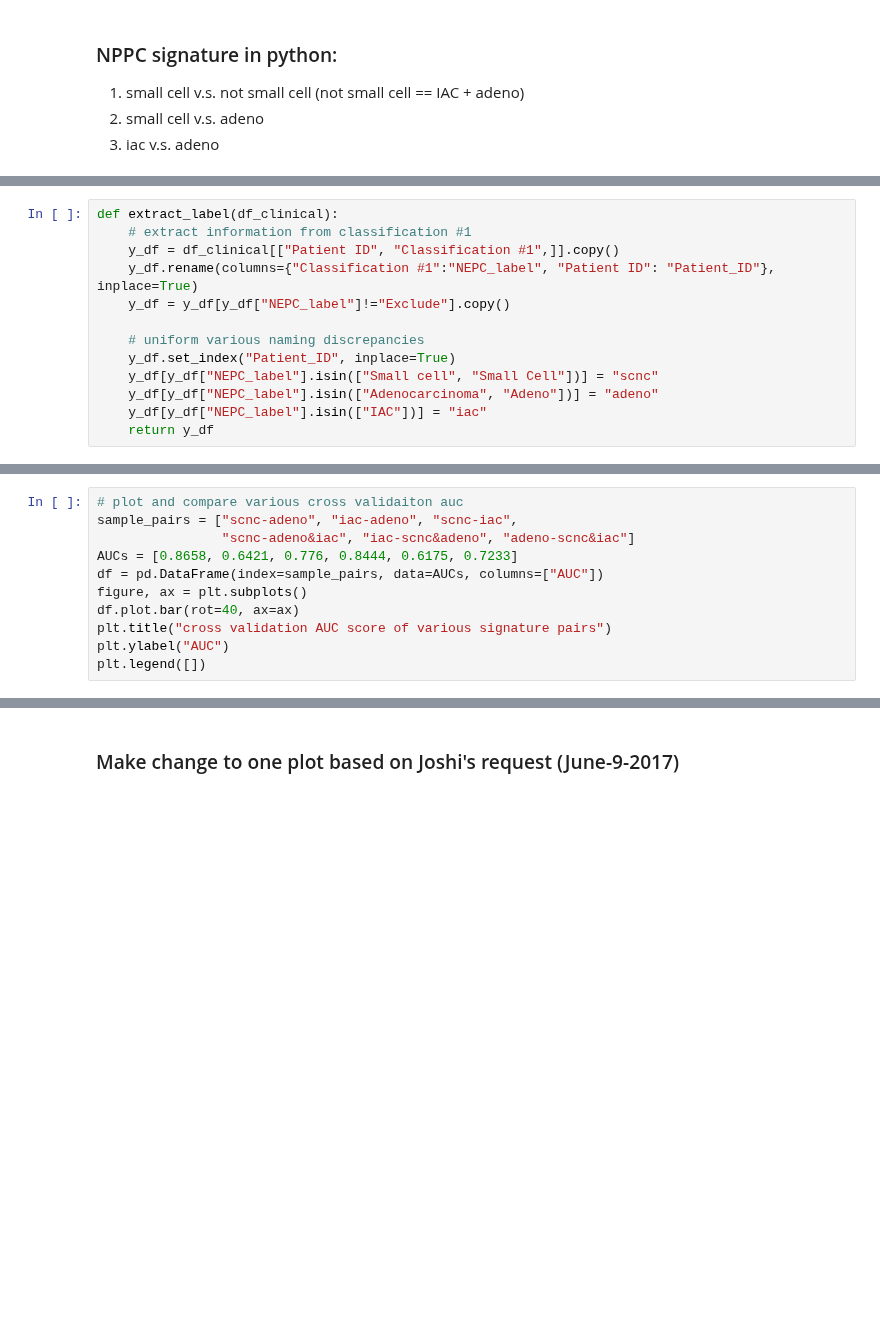
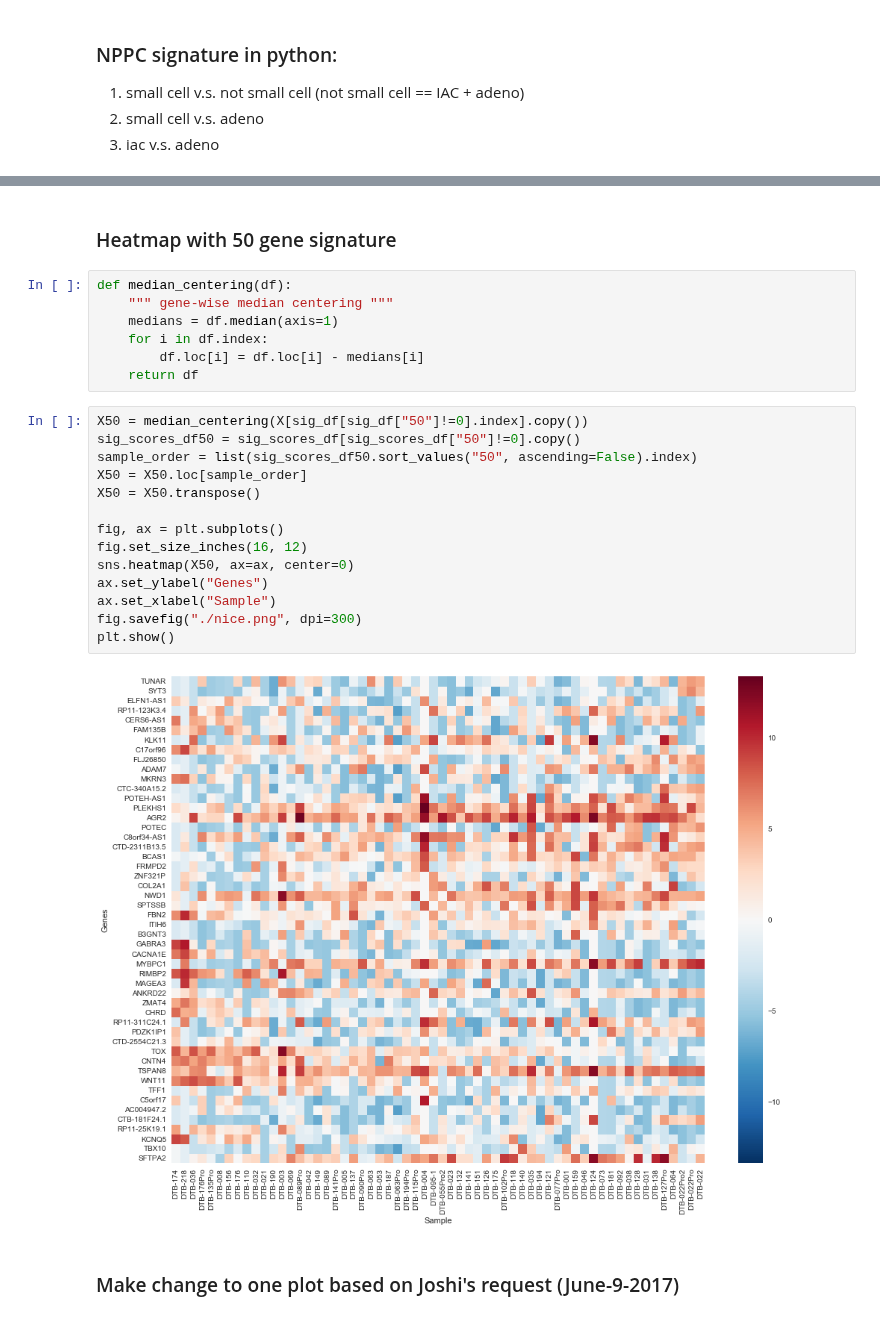
Before and after one commit to MollyZhang/ARsig_python, a Jupyter notebook: NEPCsig.ipynb, the cells around one changed output, grey strips where cells are left out. Saved outputs shown, nothing was run; the diff lists cells and outputs as text; blank space fills up the shorter version.

```diff
--- a/NEPCsig.ipynb
+++ b/NEPCsig.ipynb
@@ -43,14 +51 @@ df_sample_pairs = pd.read_csv(WCDT_sample_pairs, delimiter="\t", index_col="Samp
-# %%
-def extract_label(df_clinical):
-    # extract information from classification #1
-    y_df = df_clinical[["Patient ID", "Classification #1",]].copy()
-    y_df.rename(columns={"Classification #1":"NEPC_label", "Patient ID": "Patient_ID"}, inplace=True)
-    y_df = y_df[y_df["NEPC_label"]!="Exclude"].copy()
-
-    # uniform various naming discrepancies
-    y_df.set_index("Patient_ID", inplace=True)
-    y_df[y_df["NEPC_label"].isin(["Small cell", "Small Cell"])] = "scnc"
-    y_df[y_df["NEPC_label"].isin(["Adenocarcinoma", "Adeno"])] = "adeno"
-    y_df[y_df["NEPC_label"].isin(["IAC"])] = "iac"
-    return y_df
 # %%
@@ -138,11 +136,0 @@ print(helper.leave_pair_out_cv(X, y, linear_model.LogisticRegression()))
-# %%
-# plot and compare various cross validaiton auc
-sample_pairs = ["scnc-adeno", "iac-adeno", "scnc-iac",
-                "scnc-adeno&iac", "iac-scnc&adeno", "adeno-scnc&iac"]
-AUCs = [0.8658, 0.6421, 0.776, 0.8444, 0.6175, 0.7233]
-df = pd.DataFrame(index=sample_pairs, data=AUCs, columns=["AUC"])
-figure, ax = plt.subplots()
-df.plot.bar(rot=40, ax=ax)
-plt.title("cross validation AUC score of various signature pairs")
-plt.ylabel("AUC")
-plt.legend([])
@@ -296,3 +165,28 @@ for sig in df_combined_post_pre.columns:
+# %% [markdown]
+### Heatmap with 50 gene signature
+# %%
+def median_centering(df):
+    """ gene-wise median centering """
+    medians = df.median(axis=1)
+    for i in df.index:
+        df.loc[i] = df.loc[i] - medians[i]
+    return df
+# %%
+X50 = median_centering(X[sig_df[sig_df["50"]!=0].index].copy())
+sig_scores_df50 = sig_scores_df[sig_scores_df["50"]!=0].copy()
+sample_order = list(sig_scores_df50.sort_values("50", ascending=False).index)
+X50 = X50.loc[sample_order]
+X50 = X50.transpose()
+
+fig, ax = plt.subplots()
+fig.set_size_inches(16, 12)
+sns.heatmap(X50, ax=ax, center=0)
+ax.set_ylabel("Genes")
+ax.set_xlabel("Sample")
+fig.savefig("./nice.png", dpi=300)
+plt.show()
+# %% [output]
+[figure, added]
 # %% [markdown]
 ### Make change to one plot based on Joshi's request (June-9-2017)
 # %%
```
Also changed, not shown: parts of 28 cells of this notebook, 4 other files.
